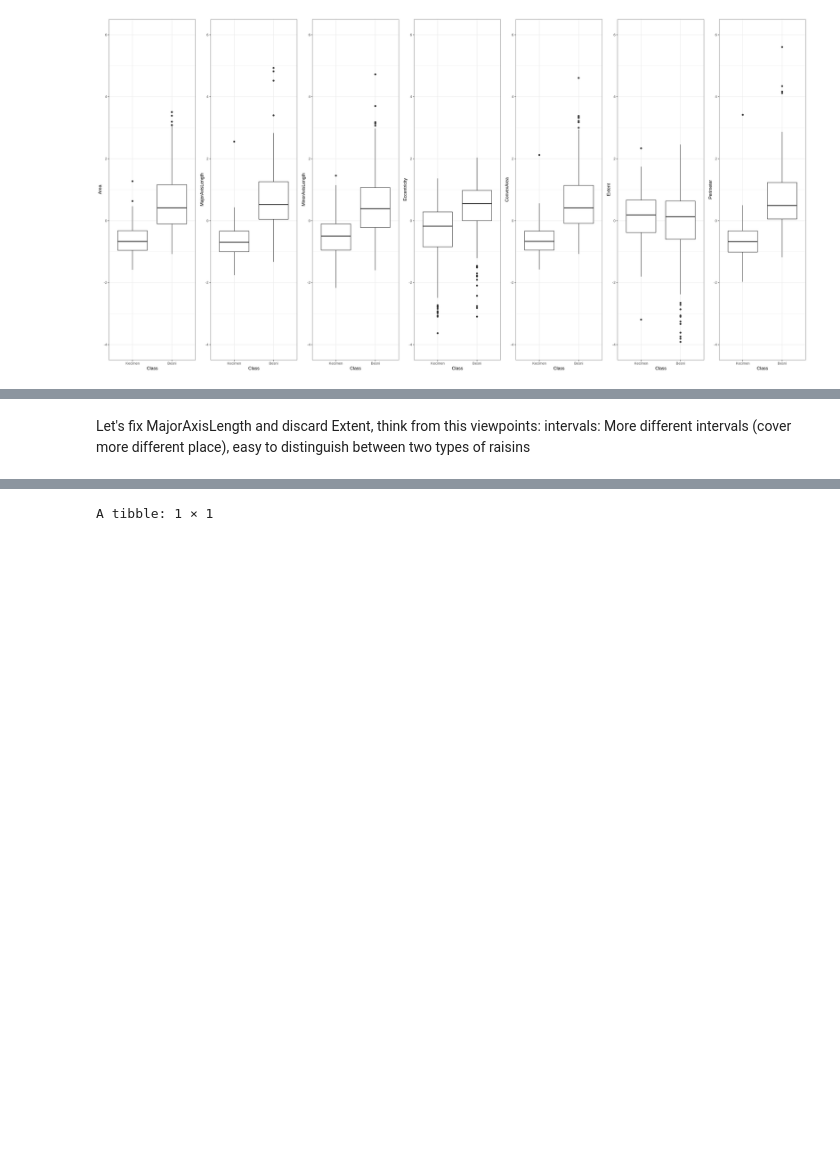
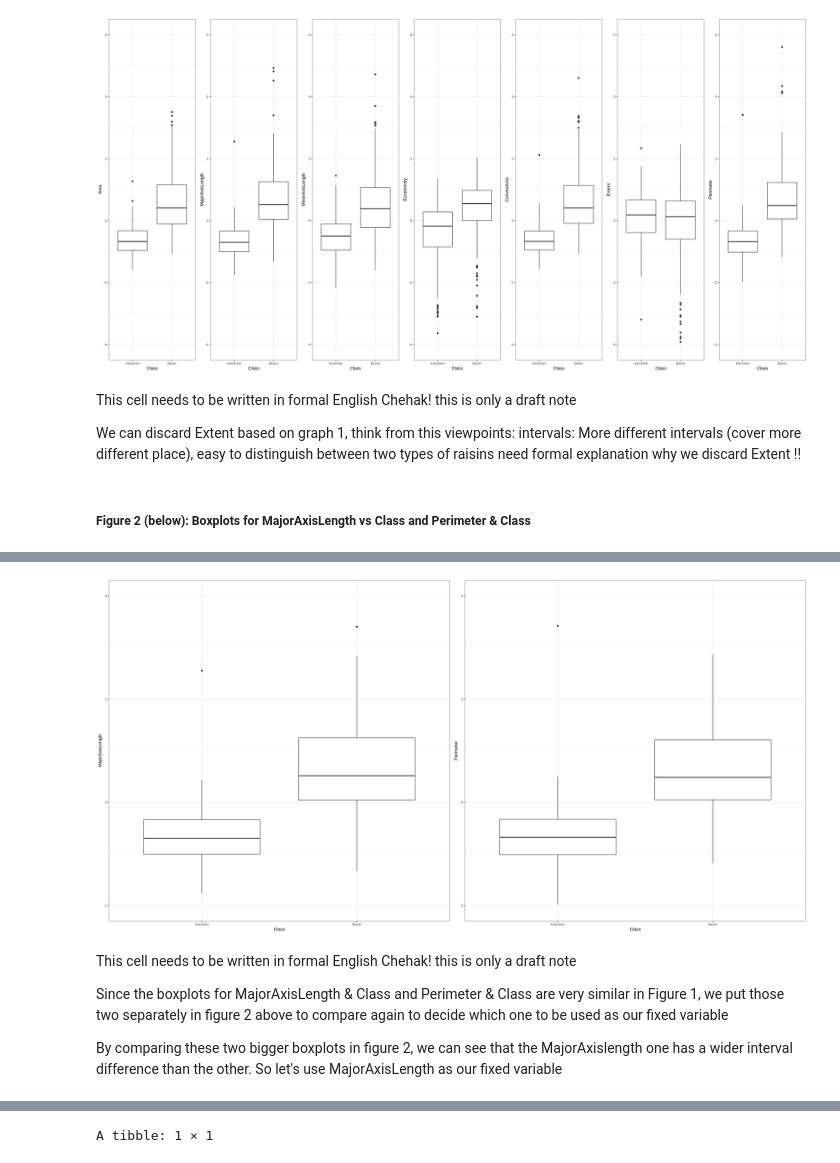
Before and after one commit to Jitao-Z/Identify_types_of_raisins_from_images, a Jupyter notebook: Final_report.ipynb, the cells around one changed output, grey strips where cells are left out. Saved outputs shown, nothing was run; the diff lists cells and outputs as text; code cells hidden in the pictures; blank space fills up the shorter version.

```diff
--- a/Final_report.ipynb
+++ b/Final_report.ipynb
@@ -119,3 +119,20 @@ Warning message:
 Warning message:
 “Removed 2 rows containing non-finite values (stat_boxplot).”
 [figure]
+# %% [markdown]
+This cell needs to be written in formal English Chehak! this is only a draft note
+
+We can discard Extent based on graph 1, think from this viewpoints:
+intervals: More different intervals (cover more different place), easy to distinguish between two types of raisins
+need formal explanation why we discard Extent !!
+# %% [markdown]
+##### Figure 2 (below): Boxplots for MajorAxisLength vs Class and Perimeter & Class
+# %%
+# Since the boxplots for MajorAxisLength & Class and Perimeter & Class are very similar in Figure 1,
+# we put these two separately in below to determine which variable to be used as our fixed variable
+
+graph_Mal_bigger <- ggplot(data = decide_data, mapping = aes(x = Class, y = MajorAxisLength)) + geom_boxplot() + theme_bw() + ylim(c(-2, 4))
+graph_Per_bigger <- ggplot(data = decide_data, mapping = aes(x = Class, y = Perimeter)) + geom_boxplot() + theme_bw() + ylim(c(-2, 4))
+compare_Mal_Per <- plot_grid(graph_Mal_bigger, graph_Per_bigger, ncol = 2)
+compare_Mal_Per
+# %% [output]
@@ -122,6 +143,11 @@ Warning message:
+[figure, added]
 # %% [markdown]
-Let's fix MajorAxisLength and discard Extent, think from this viewpoints:
-intervals: More different intervals (cover more different place), easy to distinguish between two types of raisins
+This cell needs to be written in formal English Chehak! this is only a draft note
+
+Since the boxplots for MajorAxisLength & Class and Perimeter & Class are very similar in Figure 1, we put those two separately in figure 2 above to compare again to decide which one to be used as our fixed variable
+
+By comparing these two bigger boxplots in figure 2, we can see that the MajorAxislength one has a wider interval difference than the other.
+So let's use MajorAxisLength as our fixed variable
 # %% [markdown]
 <font color = red>__Part 3: Exploratory Data Analysis__
 
```
Also changed, not shown: parts of 27 cells of this notebook, 1 other file.
